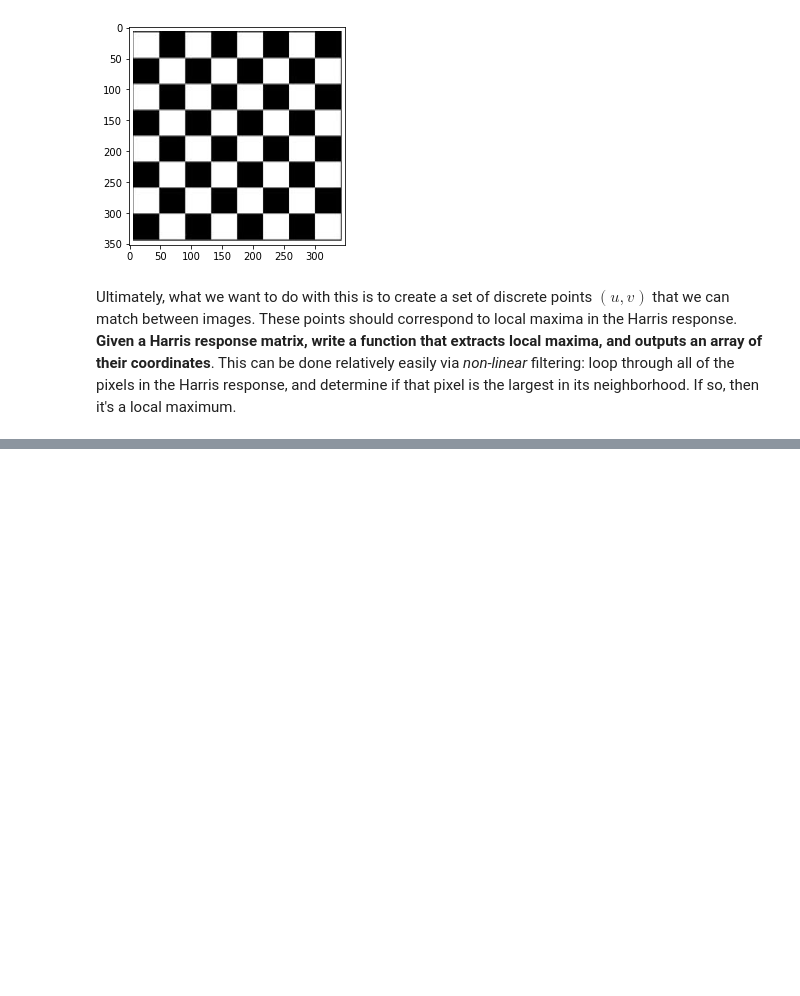
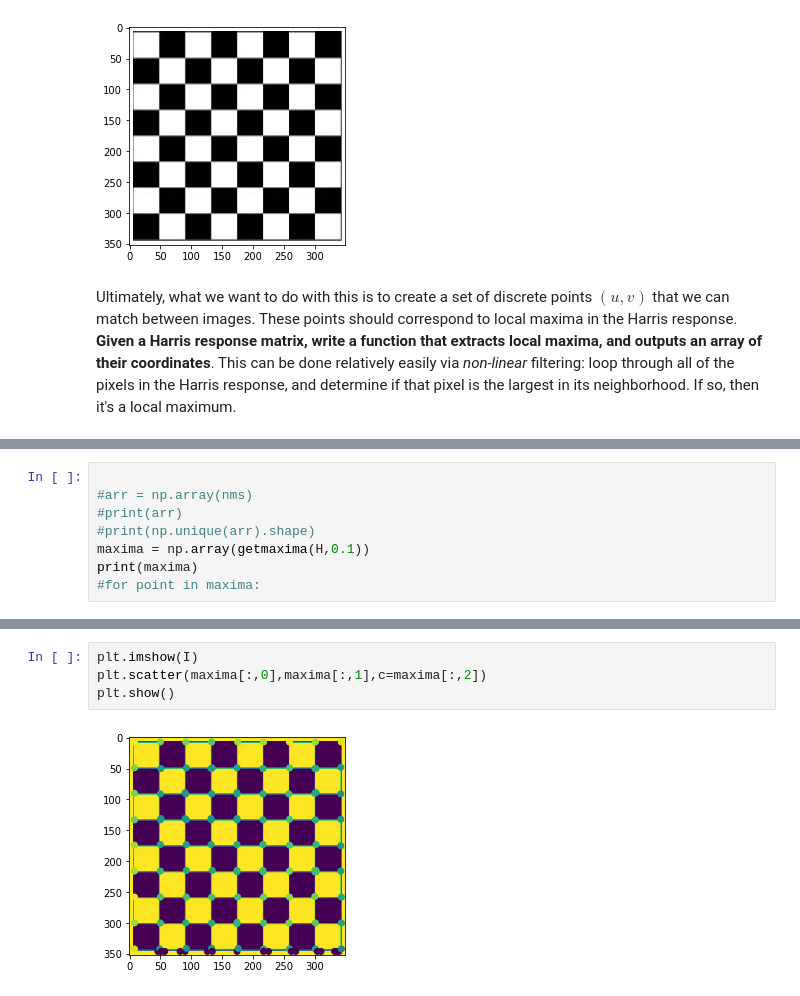
Before and after one commit to RutilusVulpes/190206_keypoint_detection, a Jupyter notebook: example.ipynb, the cells around one changed output, grey strips where cells are left out. Saved outputs shown, nothing was run; the diff lists cells and outputs as text; blank space fills up the shorter version.

```diff
--- a/example.ipynb
+++ b/example.ipynb
@@ -224,0 +197,8 @@ local_max.sort(reverse=True, key=sort_dist)'''
+# %%
+
+#arr = np.array(nms)
+#print(arr)
+#print(np.unique(arr).shape)
+maxima = np.array(getmaxima(H,0.1))
+print(maxima)
+#for point in maxima:
@@ -224,0 +223,6 @@ local_max.sort(reverse=True, key=sort_dist)'''
+# %%
+plt.imshow(I)
+plt.scatter(maxima[:,0],maxima[:,1],c=maxima[:,2])
+plt.show()
+# %% [output]
+[figure, added]
```
Also changed, not shown: parts of 6 cells of this notebook.
